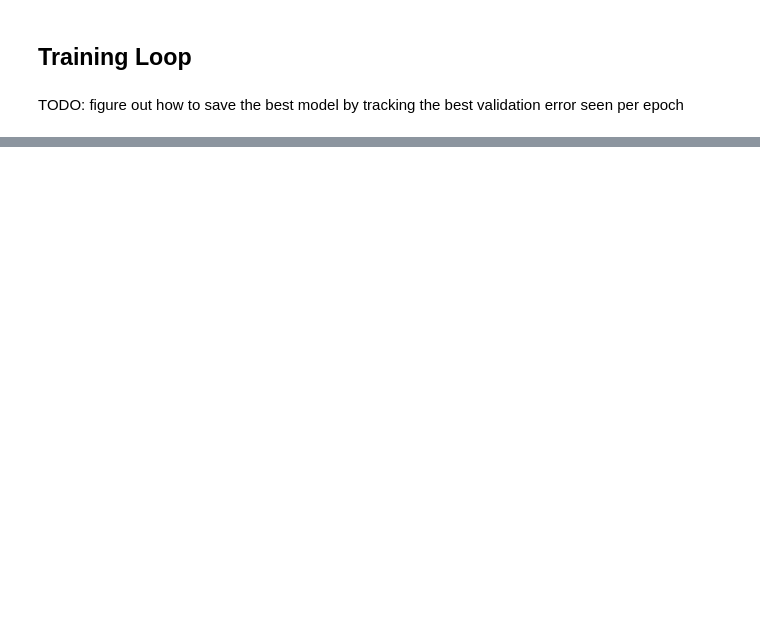
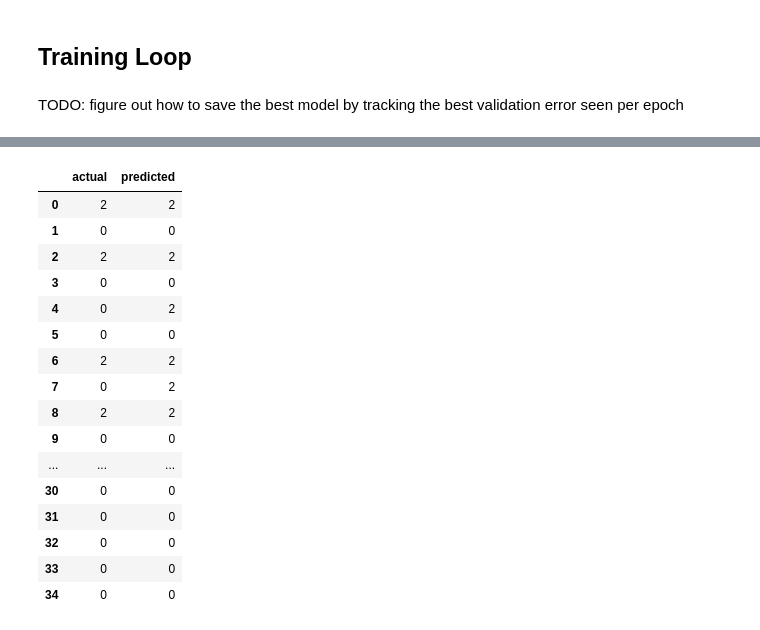
Before and after one commit to mihikabairathi/Federal-Funds-Rate-Prediction, a Jupyter notebook: experiment_one.ipynb, the cells around one changed output, grey strips where cells are left out. Cells and saved outputs as stored; diff of their text form; code cells hidden in the pictures; blank space fills up the shorter version.

```diff
--- a/experiment_one.ipynb
+++ b/experiment_one.ipynb
@@ -268,3 +323,43 @@ Train loss: 2.341124626651684 | Accuracy: 0.47826087474823
+# %%
+# with last year avg
+def actual_vs_pred(data_loader, model, device):
+    all_preds = []
+    all_labels = []
+
+    model.eval()
+    with torch.no_grad():
+        for feats, labels in tqdm(data_loader):
+            feats = feats.to(device)
+            labels = labels.long().to(device)
+
+            # Perform forward pass
+            logits = model(feats)
+            preds = torch.argmax(logits, dim=1)
+
+            all_preds.extend(preds.cpu().numpy())
+            all_labels.extend(labels.cpu().numpy())
+
+    return pd.DataFrame({"actual": all_labels, "predicted": all_preds})
+
+actual_vs_pred(val_dataloader, model, device)
+# %% [output]
+|  | actual | predicted |
+| 0 | 2 | 2 |
+| 1 | 0 | 0 |
+| 2 | 2 | 2 |
+| 3 | 0 | 0 |
+| 4 | 0 | 2 |
+| 5 | 0 | 0 |
+| 6 | 2 | 2 |
+| 7 | 0 | 2 |
+| 8 | 2 | 2 |
+| 9 | 0 | 0 |
+| ... | ... | ... |
+| 30 | 0 | 0 |
+| 31 | 0 | 0 |
+| 32 | 0 | 0 |
+| 33 | 0 | 0 |
+| 34 | 0 | 0 |
 # %%
 plt.figure(figsize=(8,5))
 plt.plot(train_loss_list, label="Train Loss")
```
Also changed, not shown: parts of 14 cells of this notebook.
